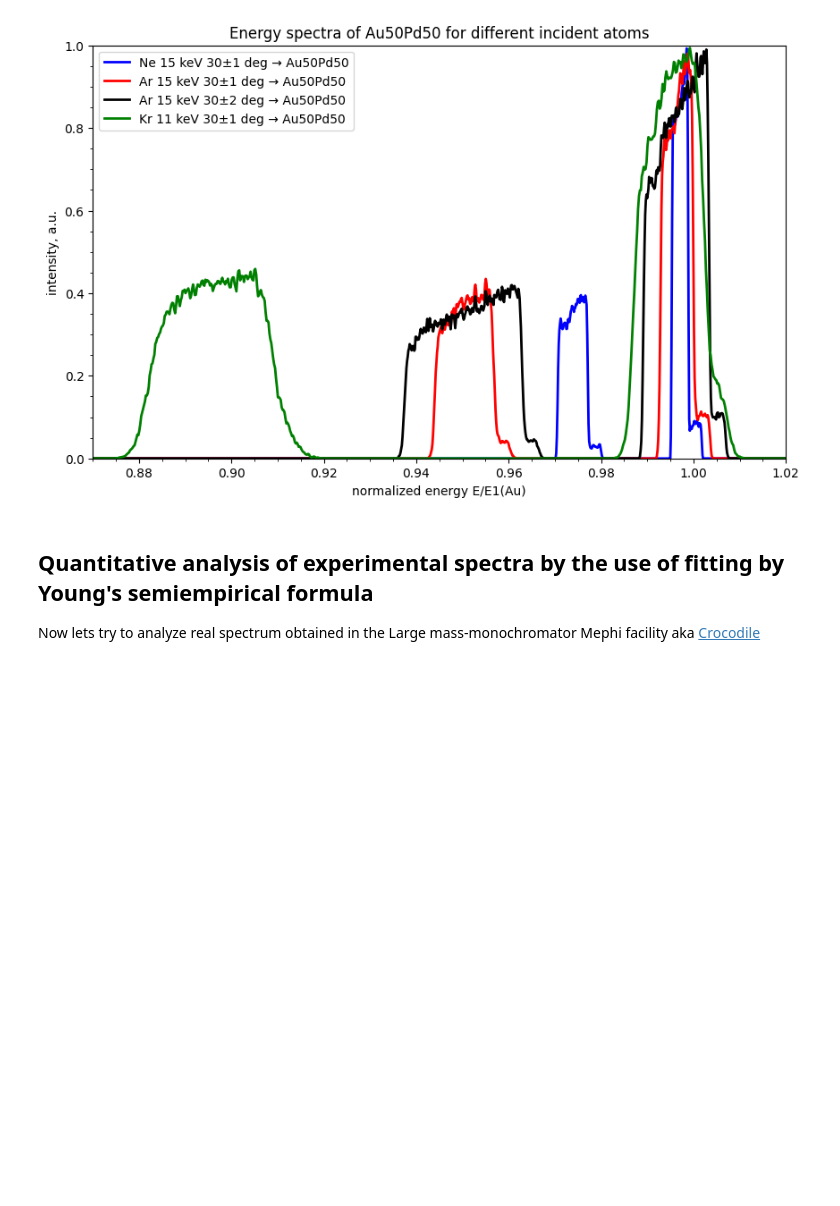
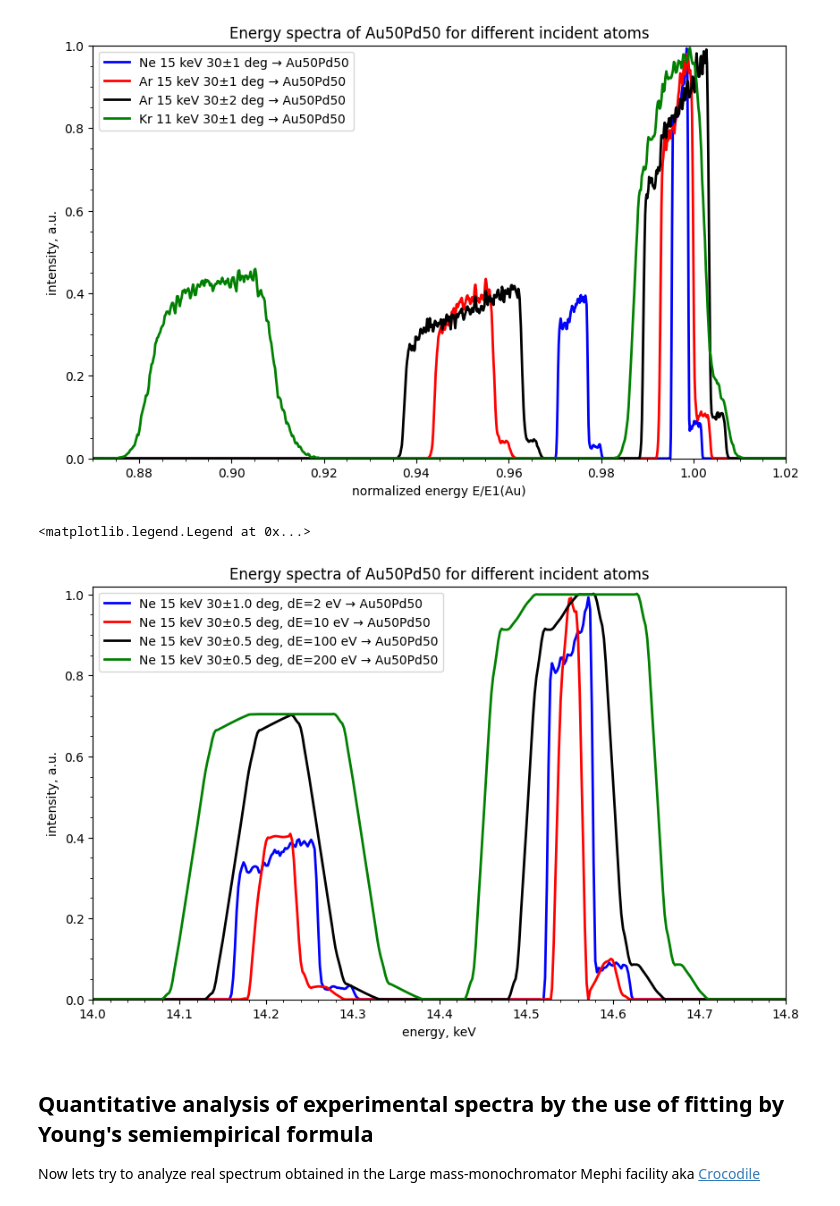
Before and after one commit to mauveferret/SpecRec, a Jupyter notebook: main_example.ipynb, the cells around one changed output. Drawn from its saved outputs; the diff is of its cells as text; code cells hidden in the pictures; blank space fills up the shorter version.

```diff
--- a/main_example.ipynb
+++ b/main_example.ipynb
@@ -272,7 +272,7 @@ BASE_LIB_PATH = "tools"
 sys.path.insert(1, os.getcwd()+os.sep+BASE_LIB_PATH)
 import LEIS_tools as leis
 spectrum_path0 = os.getcwd()+os.sep+"raw_data"+os.sep
-spectrum_path0 +="sim_AuPd"+os.sep+"sim_Ne15.0keV30.0deg1.0deg_Au30Pd70.dat"
+spectrum_path0 +="sim_AuPd_dE2eVdBeta2deg"+os.sep+"sim_Ne15.0keV30.0deg1.0deg_Au30Pd70.dat"
 
 data = leis.spectrum(spectrum_path0,10)
 data.do_elemental_analysis()
@@ -302,7 +302,7 @@ sys.path.insert(1, os.getcwd()+os.sep+BASE_LIB_PATH)
 import LEIS_tools as leis
 
 leis.Emin = 1000
-spectrum_path0 = os.getcwd()+os.sep+"raw_data"+os.sep+"sim_AuPd"+os.sep
+spectrum_path0 = os.getcwd()+os.sep+"raw_data"+os.sep+"sim_AuPd_dE2eVdBeta2deg"+os.sep
 colors = ["blue", "red", "black", "green"]
 calcs = ["sim_Ne15.0keV30.0deg1.0deg_Au50Pd50.dat", "sim_Ar15.0keV30.0deg1.0deg_Au50Pd50.dat",
          "sim_Ar15.0keV30.0deg2.0deg_Au50Pd50.dat", "sim_Kr11.0keV30.0deg1.0deg_Au50Pd50.dat"]
@@ -327,6 +327,43 @@ plt.legend()
 # %% [output]
 <matplotlib.legend.Legend at 0x...>
 [figure]
+# %%
+import os, sys
+import matplotlib.pyplot as plt
+#change path to working directory
+BASE_LIB_PATH = "tools"
+sys.path.insert(1, os.getcwd()+os.sep+BASE_LIB_PATH)
+import LEIS_tools as leis
+
+leis.Emin = 1000
+spectrum_path0 = os.getcwd()+os.sep+"raw_data"+os.sep+"sim_AuPd"
+colors = ["blue", "red", "black", "green"]
+calcs = ["_dE2eVdBeta2deg"+os.sep+"sim_Ne15.0keV30.0deg1.0deg_Au50Pd50.dat", "_dE10eVdBeta1deg"+os.sep+"sim_Ne15.0keV30.0deg0.5deg_Au50Pd50.dat",
+         "_dE100eVdBeta1deg"+os.sep+"sim_Ne15.0keV30.0deg0.5deg_Au50Pd50.dat", "_dE200eVdBeta1deg"+os.sep+"sim_Ne15.0keV30.0deg0.5deg_Au50Pd50.dat"]
+
+plt.figure(figsize=(10, 6))
+
+dEs = [2, 10, 100, 200]
+i=0
+for calc in calcs:
+    data = leis.spectrum(spectrum_path0+calc, 10)
+    # get position of the peak for Au to normalize spectrum by E1
+    x_norm1 = leis.get_energy_by_angle(data.E0, leis.get_mass_by_element("Au")/leis.get_mass_by_element(data.incident_atom), data.scattering_angle)
+    plt.plot(data.spectrum_en/1000, data.spectrum_int,  color = colors[calcs.index(calc)], linewidth=2, label=
+         f"{data.incident_atom} {int(data.E0/1000)} keV {int(data.scattering_angle)}±{float(data.dTheta):.1f} deg, dE={dEs[i]} eV → Au50Pd50")
+    i+=1
+
+plt.xlim(14,14.8)
+plt.ylim(0, 1.02)
+plt.xlabel("energy, keV")
+plt.ylabel("intensity, a.u.")
+plt.title("Energy spectra of Au50Pd50 for different incident atoms")
+plt.legend()
+plt.minorticks_on()
+plt.legend()
+# %% [output]
+<matplotlib.legend.Legend at 0x...>
+[figure, added]
 # %% [markdown]
 ## Quantitative analysis of experimental spectra by the use of fitting by Young's semiempirical formula
 
```
